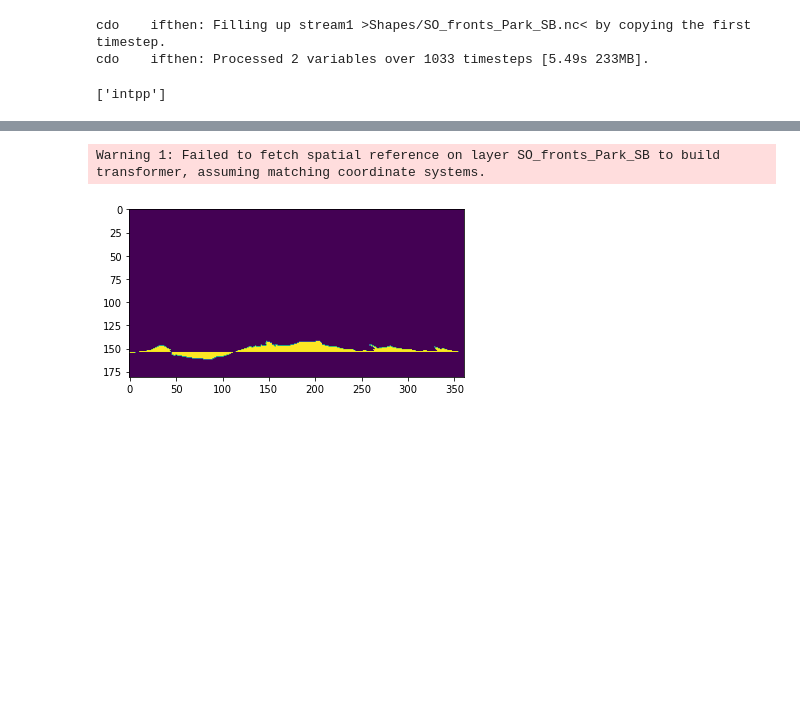
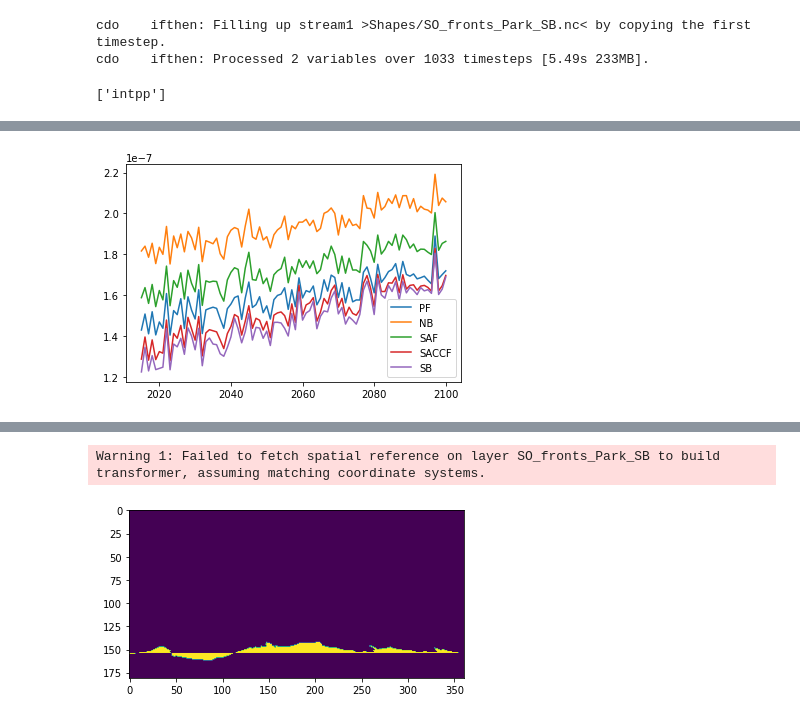
Before and after one commit to jasmineby65/CMEE-Coursework, a Jupyter notebook: Project/Intpp_CESM2-Copy1.ipynb, the cells around one changed output, grey strips where cells are left out. Drawn from its saved outputs; the diff is of its cells as text; code cells hidden in the pictures; blank space fills up the shorter version.

```diff
--- a/Project/Intpp_CESM2-Copy1.ipynb
+++ b/Project/Intpp_CESM2-Copy1.ipynb
@@ -205,0 +224,3 @@ AttributeError: NetCDF: Attribute not found
+# %%
+nc = nc_og.drop_vars("time_bnds")
+nc
@@ -205,0 +245,3 @@ AttributeError: NetCDF: Attribute not found
+# %%
+nc.rio.set_spatial_dims(x_dim="lon", y_dim="lat", inplace=True)
+nc.rio.write_crs("epsg:4326", inplace=True)
@@ -205,0 +327,13 @@ AttributeError: NetCDF: Attribute not found
+# %%
+    nc = nct.open_data("Data/{}_{}_{}_PF.nc".format(variable, model, experiment))
+
+    time = nc.years
+    time = list(time)
+data = pd.DataFrame({
+
+   'pig': [],
+
+   'horse': []
+
+   }, index=time)
+data
@@ -205,0 +370,14 @@ AttributeError: NetCDF: Attribute not found
+# %%
+for _, r in new.iterrows():
+
+    nc = xarray.open_dataset("Data/{}_{}_{}_{}.nc".format(variable, model, experiment, r['front']))
+    nc = nc.drop_vars("spatial_ref")
+    nc = nc.groupby("time").mean(["lat", "lon"])
+
+    var = nc.variables[variable][:]
+    var = list(var.values)
+
+    front = r['front']
+    print(front)
+
+    data[front] = var
@@ -205,0 +406,6 @@ AttributeError: NetCDF: Attribute not found
+# %%
+fig = data.plot.line()
+plot = fig.get_figure()
+plot.savefig("output/{}_{}_{}_seafronts.png".format(variable, model, experiment))
+# %% [output]
+[figure, added]
```
Also changed, not shown: parts of 36 cells of this notebook, 2 other files.
